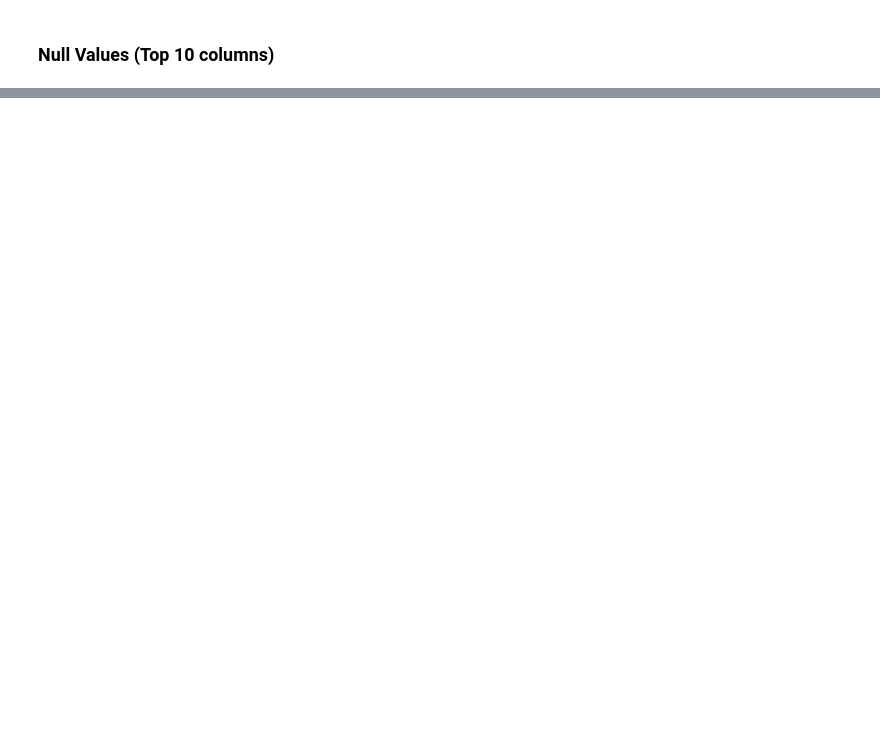
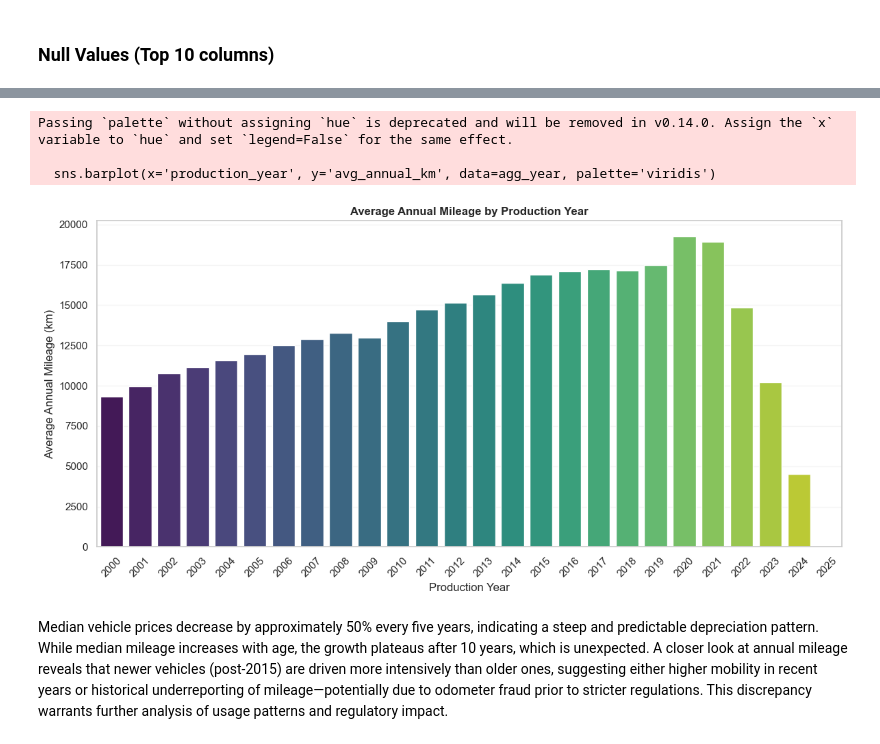
Before and after one commit to LukaszLukaszP/automotive_data_project, a Jupyter notebook: notebooks/eda_automotive_listings.ipynb, the cells around one changed output, grey strips where cells are left out. Saved outputs shown, nothing was run; the diff lists cells and outputs as text; code cells hidden in the pictures; blank space fills up the shorter version.

```diff
--- a/notebooks/eda_automotive_listings.ipynb
+++ b/notebooks/eda_automotive_listings.ipynb
@@ -95,0 +191,8 @@ dtype: int64
+# %%
+agg_year = df.groupby('production_year').agg(
+    median_mileage=('mileage_km', 'median')
+).reset_index()
+
+agg_year['avg_annual_km'] = (agg_year['median_mileage'] / (2025 - agg_year['production_year'])).round(0)
+agg_year['avg_monthly_km'] = (agg_year['avg_annual_km'] / 12).round(0)
+agg_year['age'] = 2025 - agg_year['production_year']
@@ -95,0 +219,15 @@ dtype: int64
+# %%
+plt.figure(figsize=(12, 6))
+sns.barplot(x='production_year', y='avg_annual_km', data=agg_year, palette='viridis')
+plt.title('Average Annual Mileage by Production Year')
+plt.xlabel('Production Year')
+plt.ylabel('Average Annual Mileage (km)')
+plt.xticks(rotation=45)
+plt.show()
+# %% [output]
+Passing `palette` without assigning `hue` is deprecated and will be removed in v0.14.0. Assign the `x` variable to `hue` and set `legend=False` for the same effect.
+
+  sns.barplot(x='production_year', y='avg_annual_km', data=agg_year, palette='viridis')
+[figure, added]
+# %% [markdown]
+Median vehicle prices decrease by approximately 50% every five years, indicating a steep and predictable depreciation pattern. While median mileage increases with age, the growth plateaus after 10 years, which is unexpected. A closer look at annual mileage reveals that newer vehicles (post-2015) are driven more intensively than older ones, suggesting either higher mobility in recent years or historical underreporting of mileage—potentially due to odometer fraud prior to stricter regulations. This discrepancy warrants further analysis of usage patterns and regulatory impact.
```
Also changed, not shown: parts of 19 cells of this notebook.
